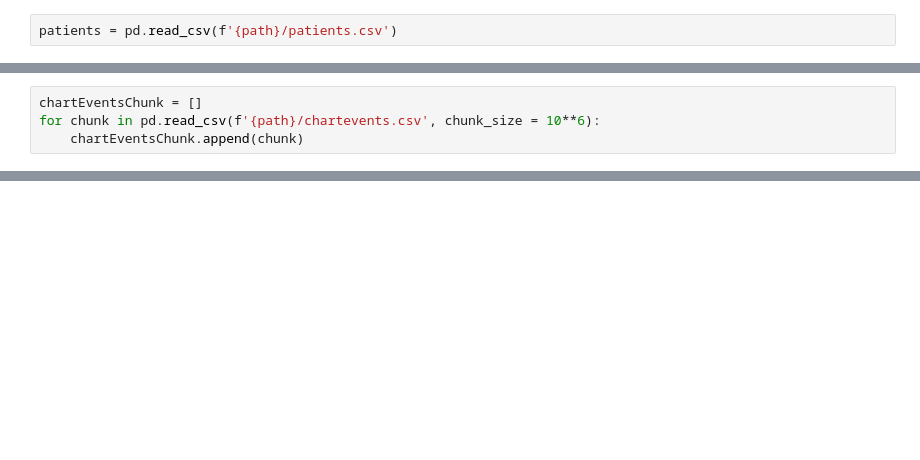
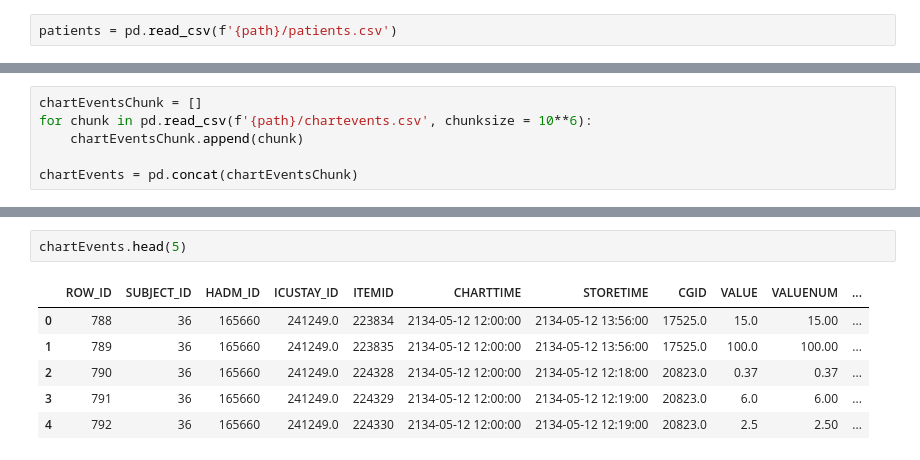
Before and after one commit to tblicharznjit/DS669_Group1, a Jupyter notebook: createData.ipynb, the cells around one changed output, grey strips where cells are left out. Cells and saved outputs as stored; diff of their text form; blank space fills up the shorter version.

```diff
--- a/createData.ipynb
+++ b/createData.ipynb
@@ -22,4 +46,6 @@ patients.shape
 # %%
 chartEventsChunk = []
-for chunk in pd.read_csv(f'{path}/chartevents.csv', chunk_size = 10**6):
+for chunk in pd.read_csv(f'{path}/chartevents.csv', chunksize = 10**6):
     chartEventsChunk.append(chunk)
+
+chartEvents = pd.concat(chartEventsChunk)
@@ -26,3 +59,12 @@ for chunk in pd.read_csv(f'{path}/chartevents.csv', chunk_size = 10**6):
+# %%
+chartEvents.head(5)
+# %% [output]
+|  | ROW_ID | SUBJECT_ID | HADM_ID | ICUSTAY_ID | ITEMID | CHARTTIME | STORETIME | CGID | VALUE | VALUENUM | ... |
+| 0 | 788 | 36 | 165660 | 241249.0 | 223834 | 2134-05-12 12:00:00 | 2134-05-12 13:56:00 | 17525.0 | 15.0 | 15.00 | ... |
+| 1 | 789 | 36 | 165660 | 241249.0 | 223835 | 2134-05-12 12:00:00 | 2134-05-12 13:56:00 | 17525.0 | 100.0 | 100.00 | ... |
+| 2 | 790 | 36 | 165660 | 241249.0 | 224328 | 2134-05-12 12:00:00 | 2134-05-12 12:18:00 | 20823.0 | 0.37 | 0.37 | ... |
+| 3 | 791 | 36 | 165660 | 241249.0 | 224329 | 2134-05-12 12:00:00 | 2134-05-12 12:19:00 | 20823.0 | 6.0 | 6.00 | ... |
+| 4 | 792 | 36 | 165660 | 241249.0 | 224330 | 2134-05-12 12:00:00 | 2134-05-12 12:19:00 | 20823.0 | 2.5 | 2.50 | ... |
 # %%
 dfs = {}
 dfCols = []
```
Also changed, not shown: parts of 33 cells of this notebook.
